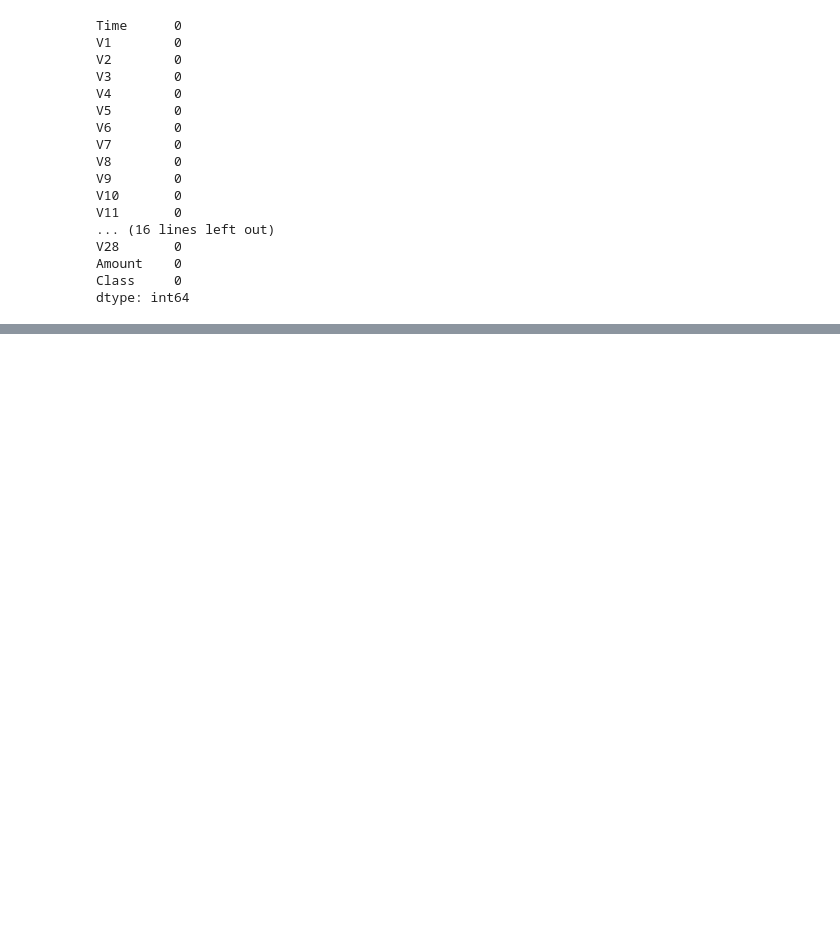
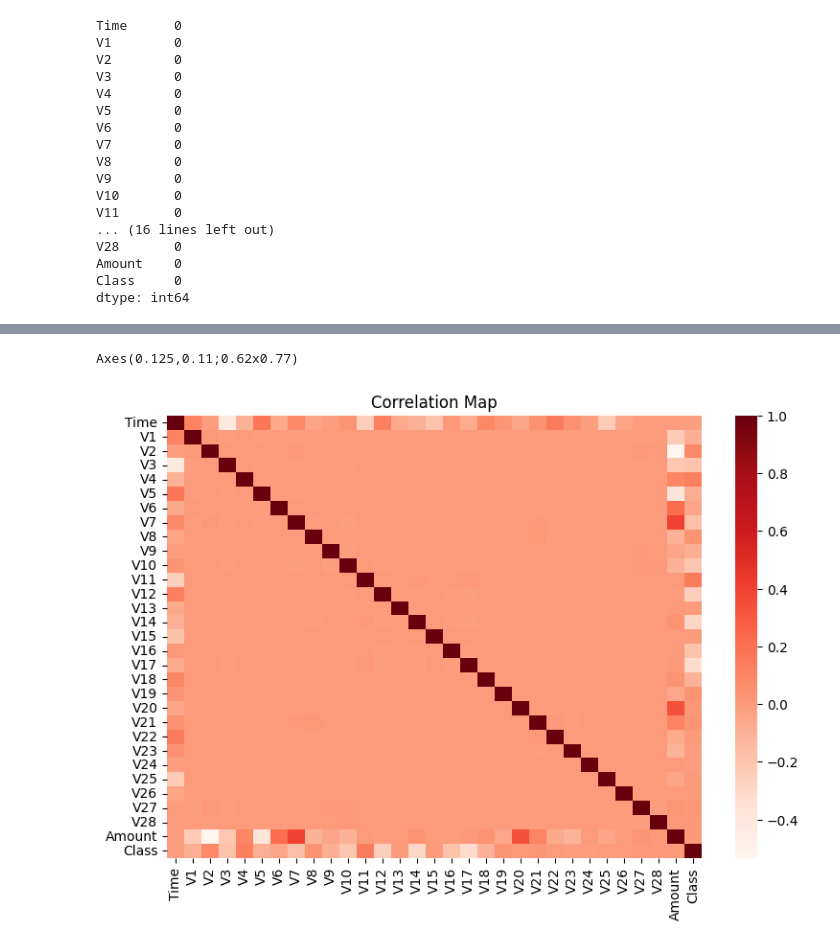
Before and after one commit to Acheinu/Codsoft, a Jupyter notebook: codsoft_creditcard.ipynb, the cells around one changed output, grey strips where cells are left out. Drawn from its saved outputs; the diff is of its cells as text; code cells hidden in the pictures; blank space fills up the shorter version.

```diff
--- a/codsoft_creditcard.ipynb
+++ b/codsoft_creditcard.ipynb
@@ -143,0 +321,9 @@ Credit.describe().T
+# %%
+plt.figure(figsize = (9,6))
+Credit_corr = Credit.corr()
+heat_map = sns.heatmap(Credit_corr, annot = False, cmap = 'Reds')
+plt.title('Correlation Map')
+print(heat_map)
+# %% [output]
+Axes(0.125,0.11;0.62x0.77)
+[figure, added]
```
Also changed, not shown: parts of 22 cells of this notebook.
